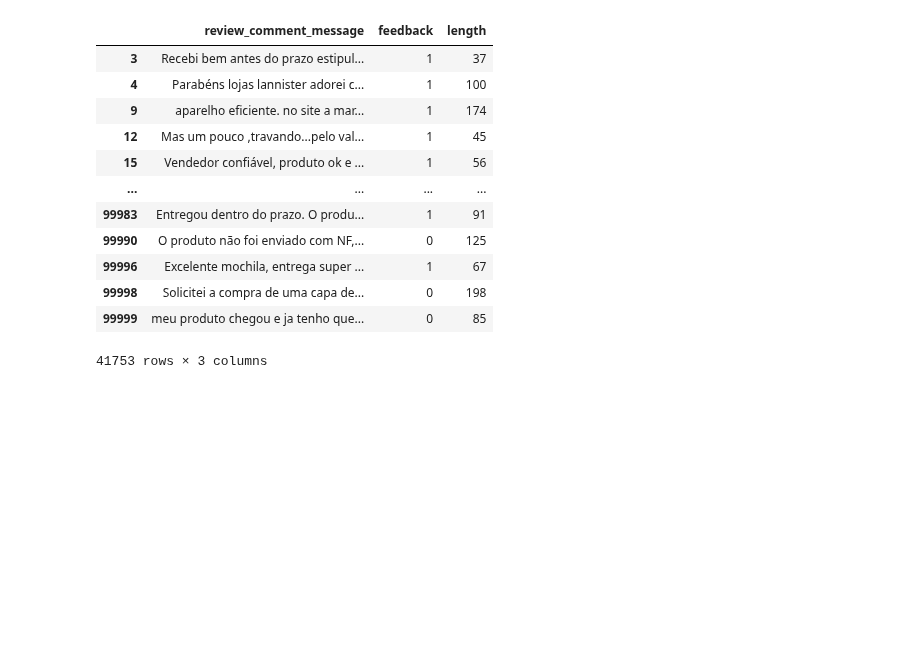
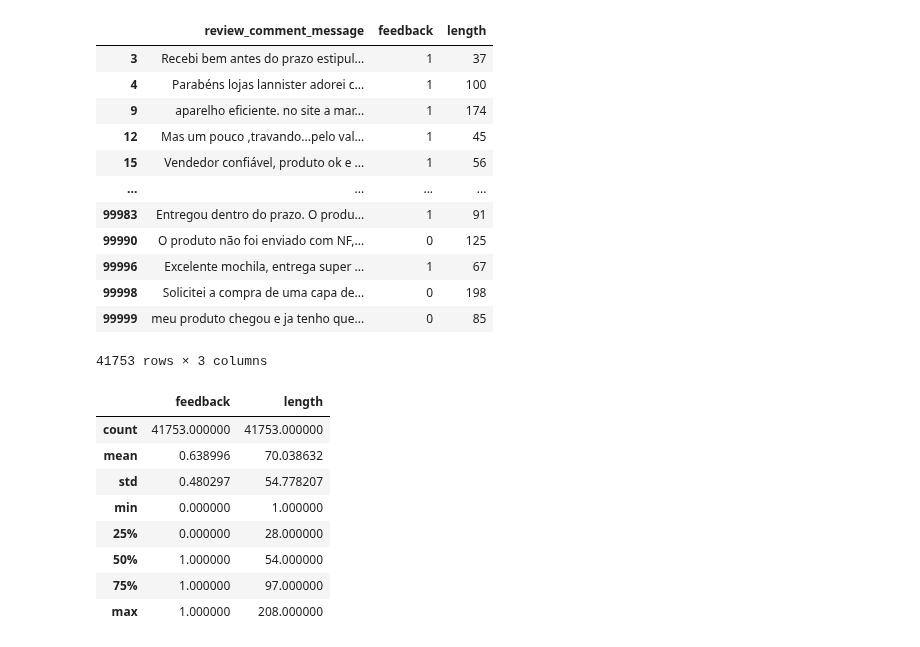
Before and after one commit to smalvar/olist-e-commerce, a Jupyter notebook: reviews_analysis.ipynb, the cells around one changed output. Saved outputs shown, nothing was run; the diff lists cells and outputs as text; code cells hidden in the pictures; blank space fills up the shorter version.

Commit message:
Use describe on dataframe reviews_character_length

```diff
--- a/reviews_analysis.ipynb
+++ b/reviews_analysis.ipynb
@@ -226,3 +226,16 @@ reviews_character_length
 | 99998 | Solicitei a compra de uma capa de... | 0 | 198 |
 | 99999 | meu produto chegou e ja tenho que... | 0 | 85 |
 41753 rows × 3 columns
+# %%
+# Estatísticas de reviews_character_length
+reviews_character_length.describe()
+# %% [output]
+|  | feedback | length |
+| count | 41753.000000 | 41753.000000 |
+| mean | 0.638996 | 70.038632 |
+| std | 0.480297 | 54.778207 |
+| min | 0.000000 | 1.000000 |
+| 25% | 0.000000 | 28.000000 |
+| 50% | 1.000000 | 54.000000 |
+| 75% | 1.000000 | 97.000000 |
+| max | 1.000000 | 208.000000 |
```
